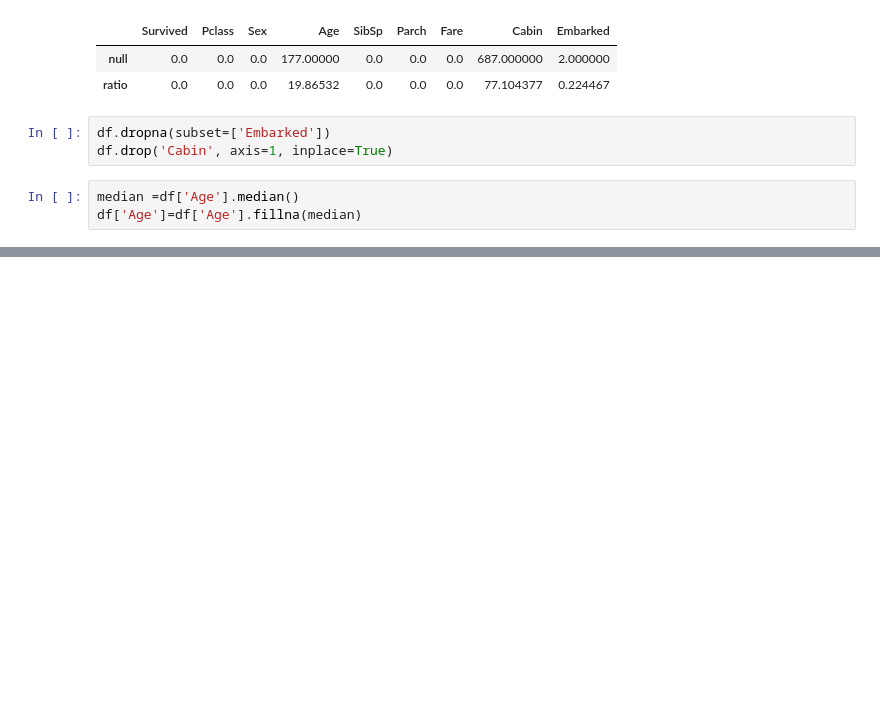
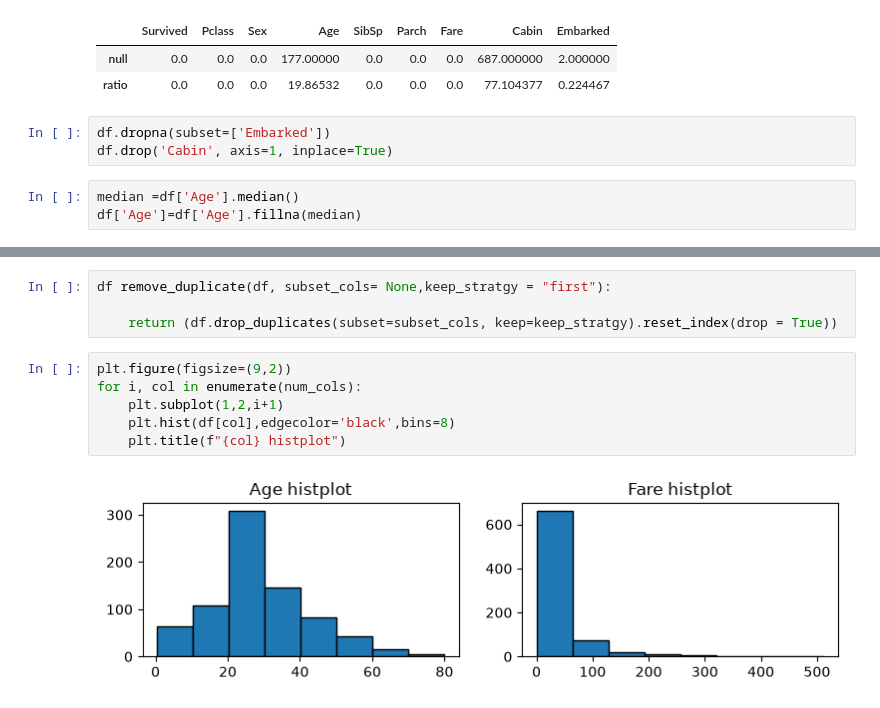
Before and after one commit to AAshrafR/CA_AIS2_G1_Ml, a Jupyter notebook: src/data_analysis/session3/session3.ipynb, the cells around one changed output, grey strips where cells are left out. Cells and saved outputs as stored; diff of their text form; blank space fills up the shorter version.

```diff
--- a/src/data_analysis/session3/session3.ipynb
+++ b/src/data_analysis/session3/session3.ipynb
@@ -90,0 +109,12 @@ for col in num_cols:
+# %%
+df remove_duplicate(df, subset_cols= None,keep_stratgy = "first"):
+
+    return (df.drop_duplicates(subset=subset_cols, keep=keep_stratgy).reset_index(drop = True))
+# %%
+plt.figure(figsize=(9,2))
+for i, col in enumerate(num_cols):
+    plt.subplot(1,2,i+1)
+    plt.hist(df[col],edgecolor='black',bins=8)
+    plt.title(f"{col} histplot")
+# %% [output]
+[figure, added]
```
Also changed, not shown: parts of 13 cells of this notebook, 3 other files.
